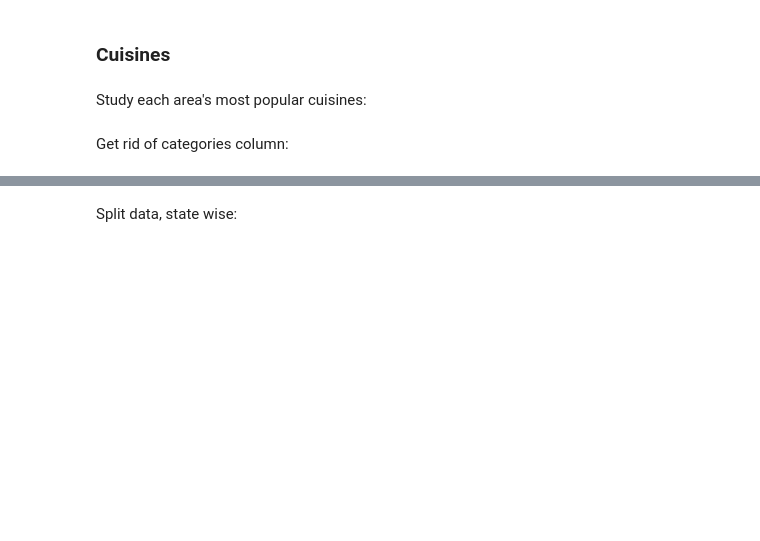
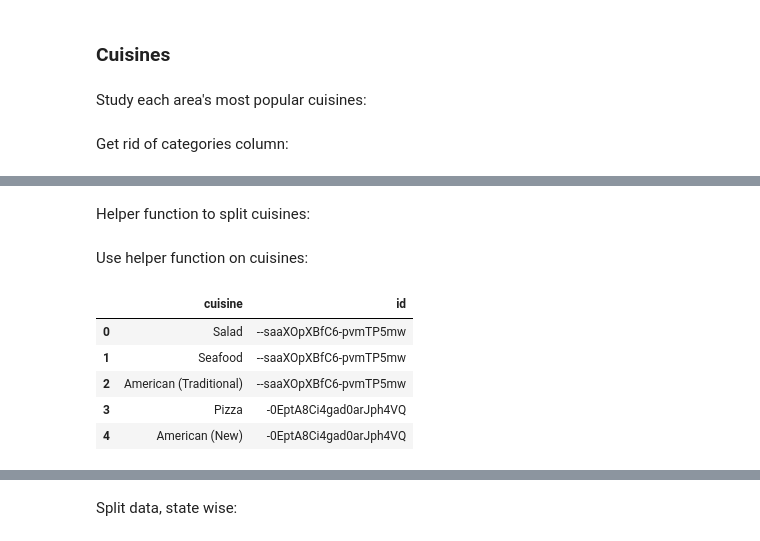
Before and after one commit to mzhou356/Mod3-Project, a Jupyter notebook: Data Cleaning for Cuisines and Hours.ipynb, the cells around one changed output, grey strips where cells are left out. Drawn from its saved outputs; the diff is of its cells as text; code cells hidden in the pictures; blank space fills up the shorter version.

```diff
--- a/Data Cleaning for Cuisines and Hours.ipynb
+++ b/Data Cleaning for Cuisines and Hours.ipynb
@@ -187,3 +210,5 @@ df.head()
 | 2 | [{'open': [{'is_overnight': False... | -1Jfl_zix9l1RRWOPmzSEQ | IHOP | $$ | 2.5 | 125 | NaN | MD | Breakfast & Brunch|American (Trad... |
 | 3 | NaN | -34232Z9Njha7auSGehjdQ | Capitol Seafood & Crab | $ | 4.0 | 13 | NaN | MD | Seafood |
 | 4 | [{'open': [{'is_overnight': False... | -34O36suTEIwy0DIvpW8PA | Dunkin’ Donuts | $ | 4.5 | 2 | NaN | VA | Donuts|Coffee & Tea|Breakfast & B... |
+# %% [markdown]
+Helper function to split cuisines:
@@ -189,0 +229,12 @@ df.head()
+# %% [markdown]
+Use helper function on cuisines:
+# %%
+df_add = split_rows(df, "id", "cuisines", "|")
+df_add.head()
+# %% [output]
+|  | cuisine | id |
+| 0 | Salad | --saaXOpXBfC6-pvmTP5mw |
+| 1 | Seafood | --saaXOpXBfC6-pvmTP5mw |
+| 2 | American (Traditional) | --saaXOpXBfC6-pvmTP5mw |
+| 3 | Pizza | -0EptA8Ci4gad0arJph4VQ |
+| 4 | American (New) | -0EptA8Ci4gad0arJph4VQ |
```
Also changed, not shown: parts of 75 cells of this notebook.
